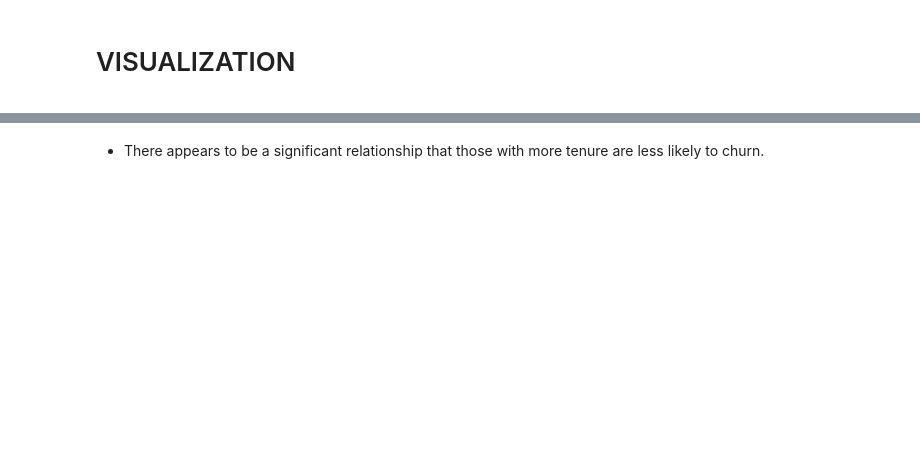
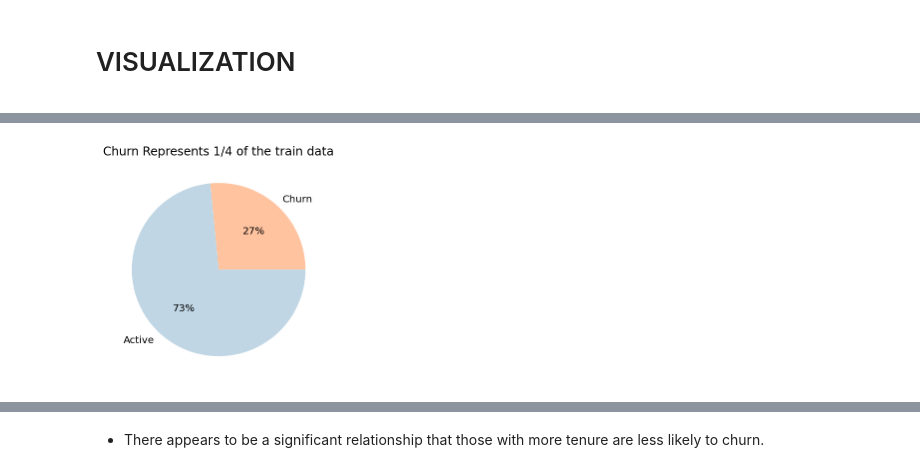
Before and after one commit to QMCBT-JustinEvans/project-1_telco, a Jupyter notebook: telco_draft_project.ipynb, the cells around one changed output, grey strips where cells are left out. Saved outputs shown, nothing was run; the diff lists cells and outputs as text; code cells hidden in the pictures; blank space fills up the shorter version.

```diff
--- a/telco_draft_project.ipynb
+++ b/telco_draft_project.ipynb
@@ -730,2 +1035,18 @@ plt.show()
+# %%
+# set values and labels for chart
+values = [len(train_df.churn[train_df.churn == 1]),
+          len(train_df.churn[train_df.churn == 0])]
+labels = ['Churn','Active', ]
+
+# generate and show chart
+plt.pie(values,
+        labels=labels,
+        autopct='%.0f%%',
+        colors=['#ffc3a0', '#c0d6e4'])
+
+plt.title('Churn Represents 1/4 of the train data')
+plt.show()
+# %% [output]
+[figure, added]
 # %%
 # Plotting the pie chart for above dataframe
```
Also changed, not shown: parts of 220 cells of this notebook, 7 other files.
